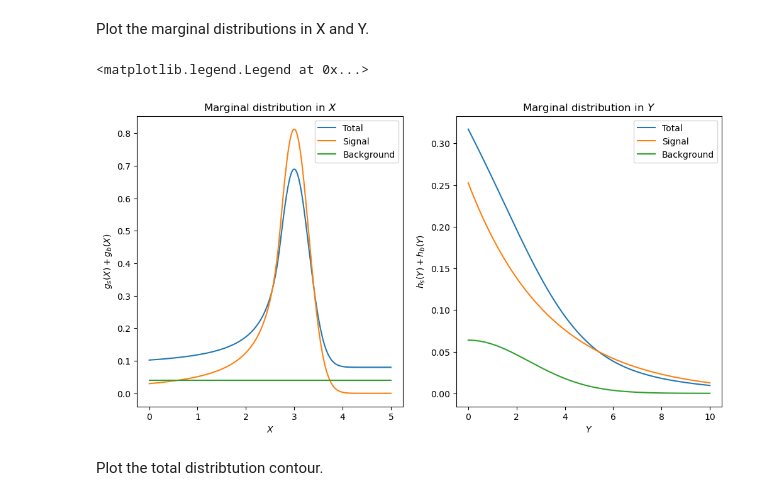
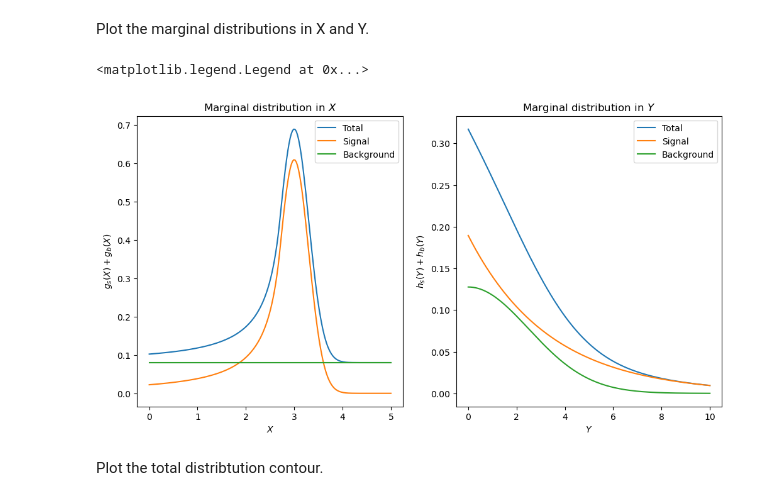
Before and after one commit to elizabethsztan/DIS_S1, a Jupyter notebook: s1_coursework.ipynb, the cells around one changed output. Drawn from its saved outputs; the diff is of its cells as text; code cells hidden in the pictures.

Commit message:
Added some plots of the marginal and joint dists

```diff
--- a/s1_coursework.ipynb
+++ b/s1_coursework.ipynb
@@ -191,24 +193,24 @@ Plot the marginal distributions in X and Y.
 # %%
 #Plot marginal distributions
 fig, ax = plt.subplots(1, 2, figsize=(12, 6))
 ax[0].plot(x, marg_X(x, f_true, mu_true, sigma_true, beta_true, m_true), label = 'Total')
-ax[0].plot(x, f*g_s(x, beta_true, m_true, mu_true, sigma_true), label = 'Signal')
-ax[0].plot(x, (1-f)*g_b(x), label = 'Background')
+ax[0].plot(x, f_true*g_s(x, beta_true, m_true, mu_true, sigma_true), label = 'Signal')
+ax[0].plot(x, (1-f_true)*g_b(x), label = 'Background')
 ax[0].set_xlabel(r'$X$')
 ax[0].set_ylabel(r'$g_s(X)+g_b(X)$')
 ax[0].set_title(r'Marginal distribution in $X$')
 ax[0].legend()
 
 ax[1].plot(y, marg_Y(y, f_true, lmbda_true, mu_b_true, sigma_b_true), label = 'Total')
-ax[1].plot(y, f*h_s(y, lmbda_true), label = 'Signal')
-ax[1].plot(y, (1-f)*h_b(y, mu_b_true, sigma_b_true), label = 'Background')
+ax[1].plot(y, f_true*h_s(y, lmbda_true), label = 'Signal')
+ax[1].plot(y, (1-f_true)*h_b(y, mu_b_true, sigma_b_true), label = 'Background')
 ax[1].set_xlabel(r'$Y$')
 ax[1].set_ylabel(r'$h_s(Y)+h_b(Y)$')
 ax[1].set_title(r'Marginal distribution in $Y$')
 ax[1].legend()
 # %% [output]
 <matplotlib.legend.Legend at 0x...>
-[figure, old version]
+[figure, new version]
 # %% [markdown]
 Plot the total distribtution contour.
 # %%
```
Also changed, not shown: parts of 9 cells of this notebook, 4 other files.
